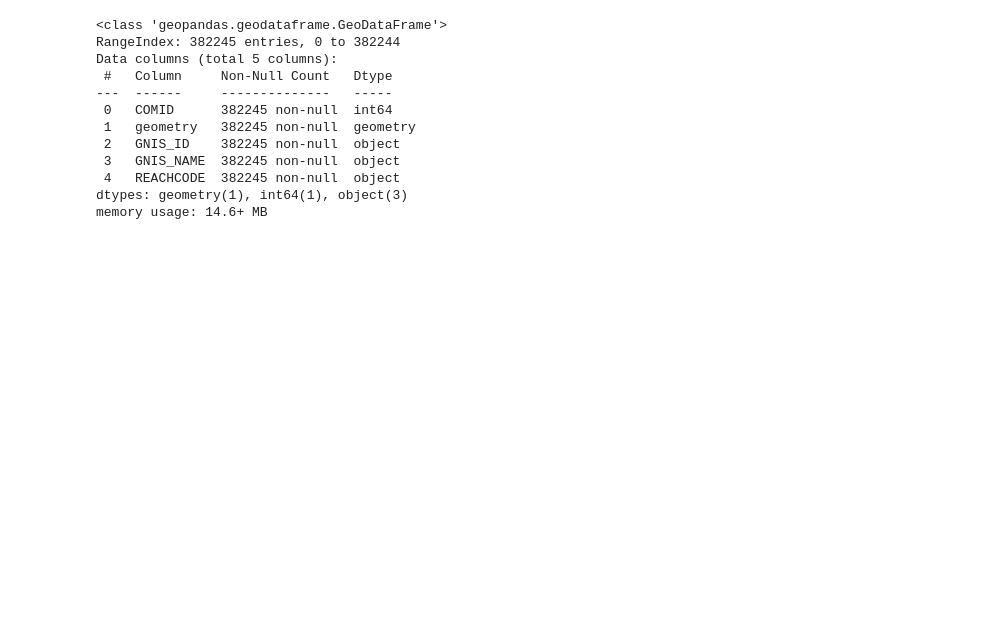
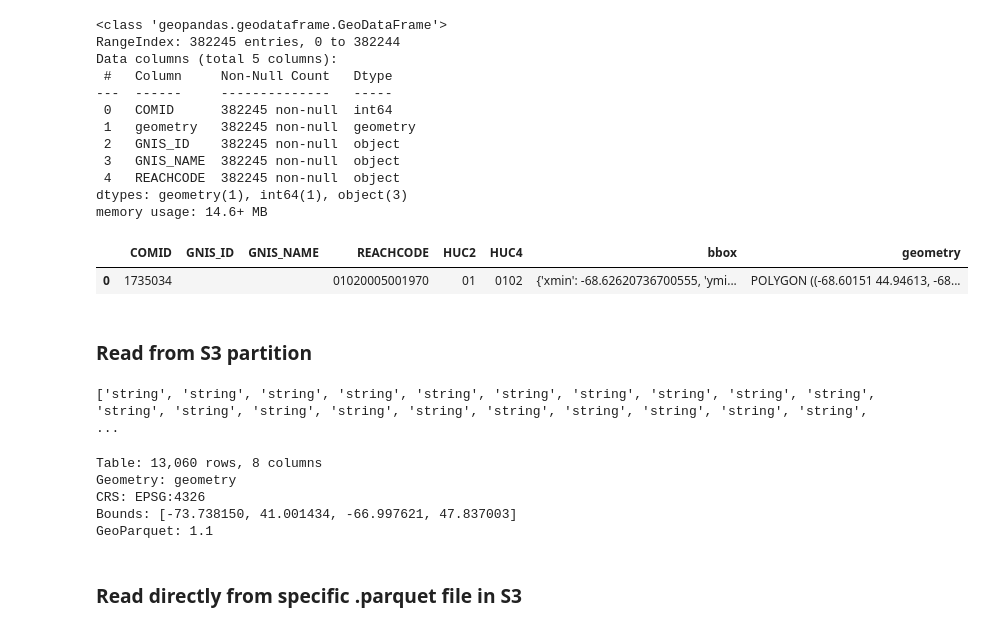
Before and after one commit to USEPA/LakeCat, a Jupyter notebook: LakeCatGeoParquet.ipynb, the cells around one changed output. Drawn from its saved outputs; the diff is of its cells as text; code cells hidden in the pictures; blank space fills up the shorter version.

```diff
--- a/LakeCatGeoParquet.ipynb
+++ b/LakeCatGeoParquet.ipynb
@@ -387,3 +518,65 @@ Data columns (total 5 columns):
  4   REACHCODE  382245 non-null  object
 dtypes: geometry(1), int64(1), object(3)
 memory usage: 14.6+ MB
+# %%
+wb = gpd.read_parquet(
+    's3://dmap-data-commons-ow/streamcat/LakeCatWatersheds/HUC2=01/01.parquet',
+    filters=[('COMID', '==', 1735034)],
+    partitioning=None
+)
+# %%
+wb.head()
+# %% [output]
+|  | COMID | GNIS_ID | GNIS_NAME | REACHCODE | HUC2 | HUC4 | bbox | geometry |
+| 0 | 1735034 |  |  | 01020005001970 | 01 | 0102 | {'xmin': -68.62620736700555, 'ymi... | POLYGON ((-68.60151 44.94613, -68... |
+# %% [markdown]
+### Read from S3 partition
+# %%
+import pyarrow.parquet as pq
+
+def inspect_huc2_types(path):
+    pf = pq.ParquetFile(path, memory_map=False)
+    types = []
+    for i in range(pf.num_row_groups):
+        rg = pf.read_row_group(i, columns=['HUC2'])
+        types.append(str(rg['HUC2'].type))
+    return types
+
+print(inspect_huc2_types(r'D:/LakeCatWatersheds/HUC2=01/01.parquet'))
+# %% [output]
+['string', 'string', 'string', 'string', 'string', 'string', 'string', 'string', 'string', 'string', 'string', 'string', 'string', 'string', 'string', 'string', 'string', 'string', 'string', 'string', ...
+# %%
+import pyarrow as pa
+import pyarrow.parquet as pq
+import geoparquet_io as gpio
+
+path = r'D:/LakeCatWatersheds/HUC2=01/01.parquet'
+
+# Build a target schema that is identical to the file schema, but with HUC2 forced to utf8
+pf = pq.ParquetFile(path, memory_map=False)
+src_schema = pf.schema_arrow
+fields = []
+for f in src_schema:
+    if f.name == 'HUC2':
+        fields.append(pa.field('HUC2', pa.string()))
+    else:
+        fields.append(f)
+target_schema = pa.schema(fields, metadata=src_schema.metadata)
+
+# Read with schema override; also disable dictionary for HUC2, single-threaded read for stability
+ds = gpio.read(
+    path,
+    schema=target_schema,
+    read_dictionary={'HUC2': False},
+    use_threads=False,
+    memory_map=False
+)
+ds.info()
+# %% [output]
+Table: 13,060 rows, 8 columns
+Geometry: geometry
+CRS: EPSG:4326
+Bounds: [-73.738150, 41.001434, -66.997621, 47.837003]
+GeoParquet: 1.1
+# %% [markdown]
+### Read directly from specific .parquet file in S3
```
Also changed, not shown: parts of 12 cells of this notebook, 1 other file.
